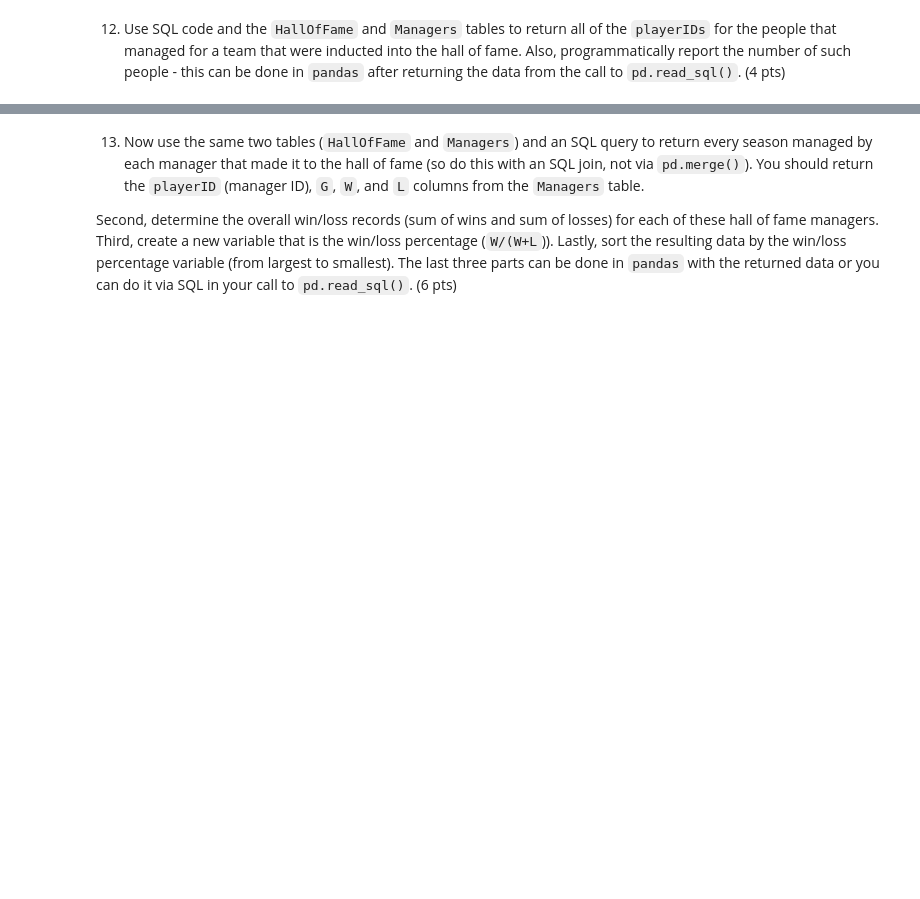
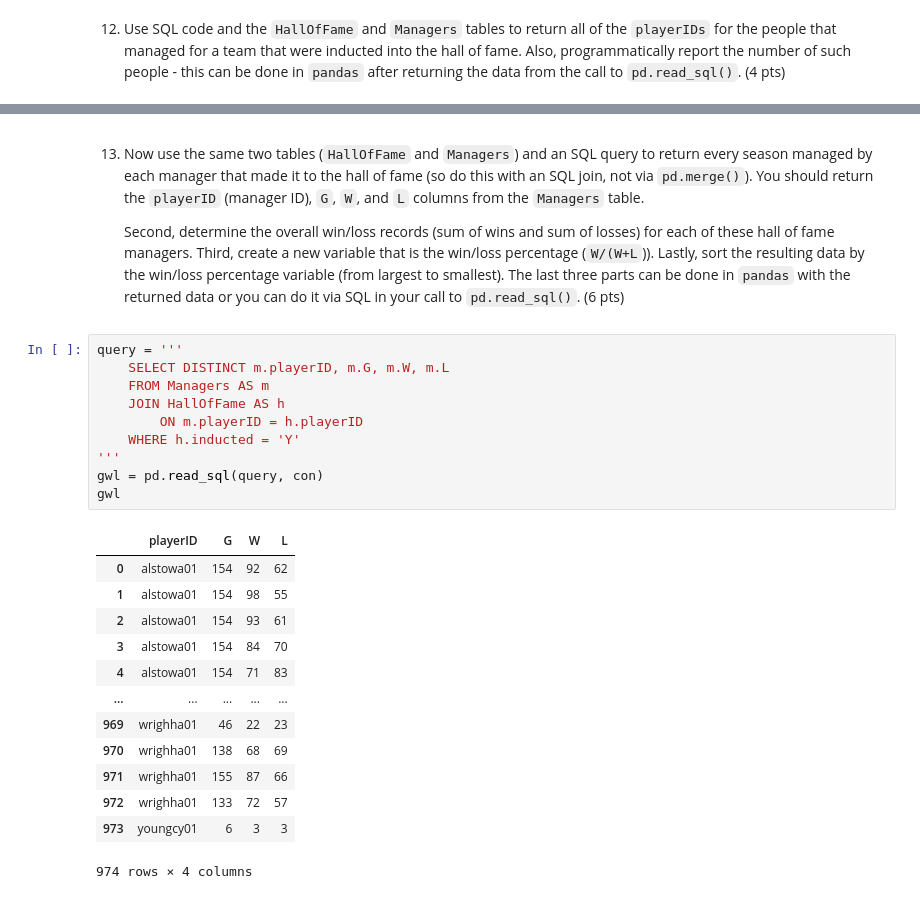
Before and after one commit to fhzhkunming/ST-554-HW5, a Jupyter notebook: HW5_Hui.ipynb, the cells around one changed output, grey strips where cells are left out. Saved outputs shown, nothing was run; the diff lists cells and outputs as text; blank space fills up the shorter version.

Commit message:
Updated Part IV using Colab

```diff
--- a/HW5_Hui.ipynb
+++ b/HW5_Hui.ipynb
@@ -207,5 +289,28 @@ tables_df
 # %% [markdown]
 13. Now use the same two tables (`HallOfFame` and `Managers`) and an SQL query to return every season managed by each manager that made it to the hall of fame (so do this with an SQL join, not via `pd.merge()`). You should return the `playerID` (manager ID), `G`, `W`, and `L` columns from the `Managers` table.
 
-Second, determine the overall win/loss records (sum of wins and sum of losses) for each of these hall of fame managers. Third, create a new variable that is the win/loss percentage (`W/(W+L`)). Lastly, sort the resulting data by the win/loss percentage variable (from largest to smallest). The last three parts
-can be done in `pandas` with the returned data or you can do it via SQL in your call to `pd.read_sql()`. (6 pts)
+    Second, determine the overall win/loss records (sum of wins and sum of losses) for each of these hall of fame managers. Third, create a new variable that is the win/loss percentage (`W/(W+L`)). Lastly, sort the resulting data by the win/loss percentage variable (from largest to smallest). The last three parts can be done in `pandas` with the returned data or you can do it via SQL in your call to `pd.read_sql()`. (6 pts)
+# %%
+query = '''
+    SELECT DISTINCT m.playerID, m.G, m.W, m.L
+    FROM Managers AS m
+    JOIN HallOfFame AS h
+        ON m.playerID = h.playerID
+    WHERE h.inducted = 'Y'
+'''
+gwl = pd.read_sql(query, con)
+gwl
+# %% [output]
+|  | playerID | G | W | L |
+| 0 | alstowa01 | 154 | 92 | 62 |
+| 1 | alstowa01 | 154 | 98 | 55 |
+| 2 | alstowa01 | 154 | 93 | 61 |
+| 3 | alstowa01 | 154 | 84 | 70 |
+| 4 | alstowa01 | 154 | 71 | 83 |
+| ... | ... | ... | ... | ... |
+| 969 | wrighha01 | 46 | 22 | 23 |
+| 970 | wrighha01 | 138 | 68 | 69 |
+| 971 | wrighha01 | 155 | 87 | 66 |
+| 972 | wrighha01 | 133 | 72 | 57 |
+| 973 | youngcy01 | 6 | 3 | 3 |
+974 rows × 4 columns
```
Also changed, not shown: parts of 7 cells of this notebook.
